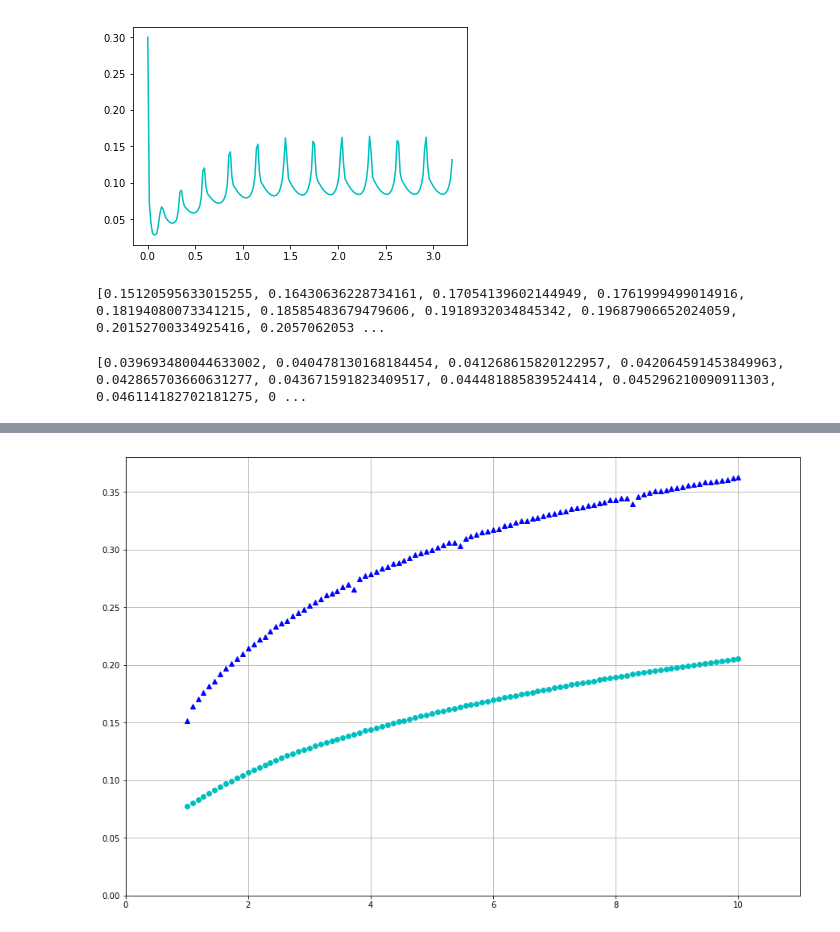
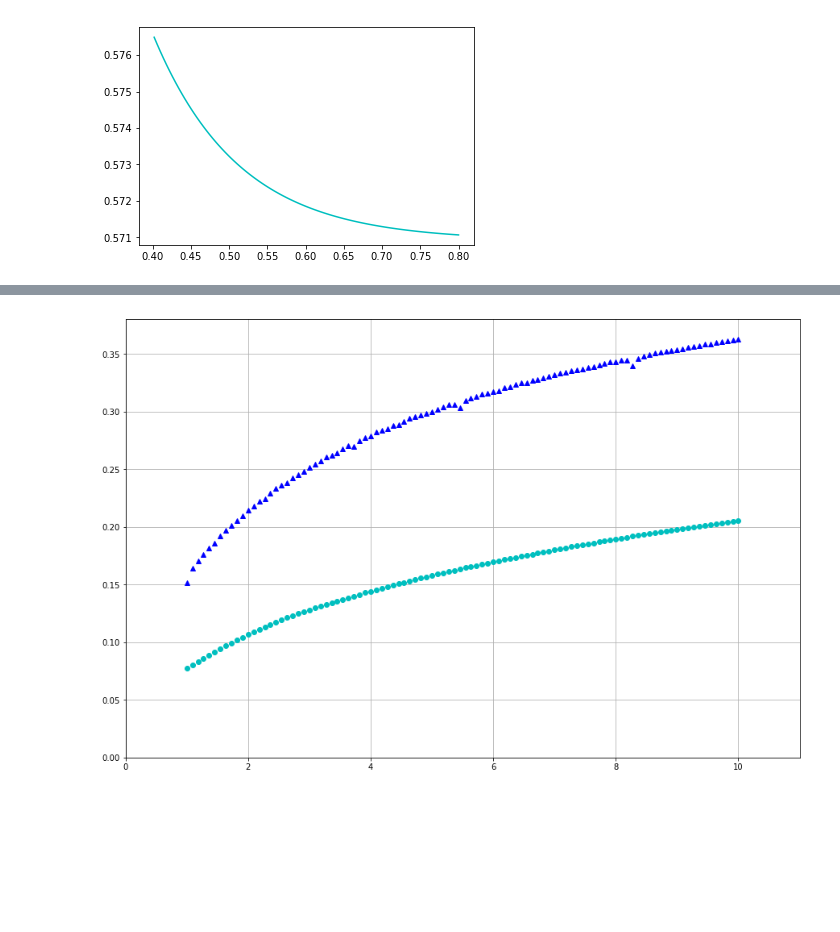
Before and after one commit to B156743-2019/B156743-2019_Assignment1, a Jupyter notebook: Glycolysis.ipynb, the cells around one changed output, grey strips where cells are left out. Cells and saved outputs as stored; diff of their text form; code cells hidden in the pictures; blank space fills up the shorter version.

```diff
--- a/Glycolysis.ipynb
+++ b/Glycolysis.ipynb
@@ -29,8 +29,8 @@ def Gly(y, t, params):
     dydt[7]= -2*v1+v3+v4-v7
     dydt[8]= v3 -v6 -v8
     return dydt
-def solveGly(S1,S2,S3,S4,S5,S6,S6_ex,A3,N2,k9):
-    t1= np.linspace(0,3.2,200) #cannot run any longer. otherwise the program will collapse
+def solveGly(S1,S2,S3,S4,S5,S6,S6_ex,A3,N2,k9,t2): #t2< 3.2
+    t1= np.linspace(0,t2,200) #cannot run any longer. otherwise the program will collapse
 
     yi= np.array([S1,S2,S3,S4,S5,S6,S6_ex,A3,N2])
 
@@ -61,24 +41,13 @@ array([ 2.        ,  3.02007509,  2.81043233,  2.730392  ,  2.7590251 ,
 # %%
-x=np.linspace(0,3.2,200)
+x=np.linspace(0,0.8,200)
 plt.figure()
-#plt.plot(x,solveGly(2,2,6,1,9,1,1,1,0.3,1)[:,7],'b')
-plt.plot(x,solveGly(2,2,6,1,9,1,1,1,0.3,1.1)[:,8],'c')
+plt.plot(x[100:],solveGly(2,2,6,1,9,1,1,1,0.3,0.5,10)[:,6][100:],'c')
 plt.show()
 # %% [output]
-[figure, old version]
+[figure, new version]
 # %%
 maxsteady=[]
 minsteady=[]
 for k9 in np.linspace(1,10,100):
-    maxsteady+=[np.max(solveGly(2,2,6,1,9,1,1,1,1,k9)[:,8][70:])]
-    minsteady+=[np.min(solveGly(2,2,6,1,9,1,1,1,1,k9)[:,8][60:])]
-print(maxsteady)
+    maxsteady+=[np.max(solveGly(2,2,6,1,9,1,1,1,1,k9,3.2)[:,8][60:])]
+    minsteady+=[np.min(solveGly(2,2,6,1,9,1,1,1,1,k9,3.2)[:,8][60:])]
-# %% [output]
-[0.15120595633015255, 0.16430636228734161, 0.17054139602144949, 0.1761999499014916, 0.18194080073341215, 0.18585483679479606, 0.1918932034845342, 0.19687906652024059, 0.20152700334925416, 0.2057062053 ...
-# %%
-steady=[]
-for k9 in np.linspace(0,1,100):
-    steady+=[np.max(solveGly(2,2,6,1,9,1,1,1,1,k9)[:,8][-1])]
-print(steady)
-# %% [output]
-[0.039693480044633002, 0.040478130168184454, 0.041268615820122957, 0.042064591453849963, 0.042865703660631277, 0.043671591823409517, 0.044481885839524414, 0.045296210090911303, 0.046114182702181275, 0 ...
```
Also changed, not shown: parts of 8 cells of this notebook.
